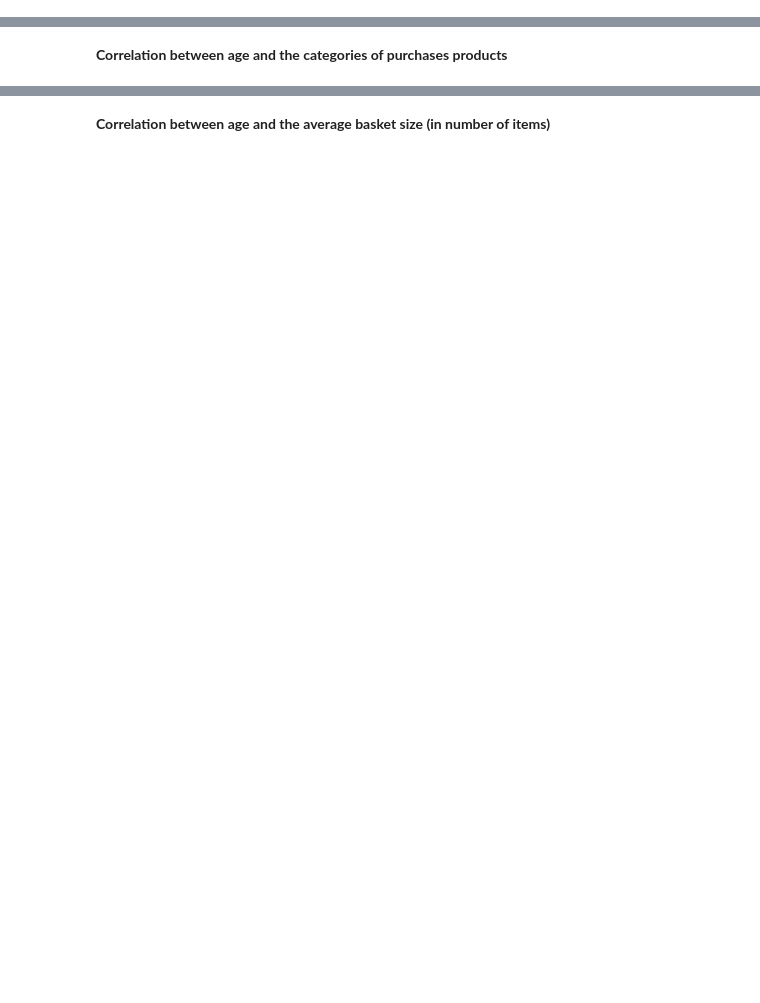
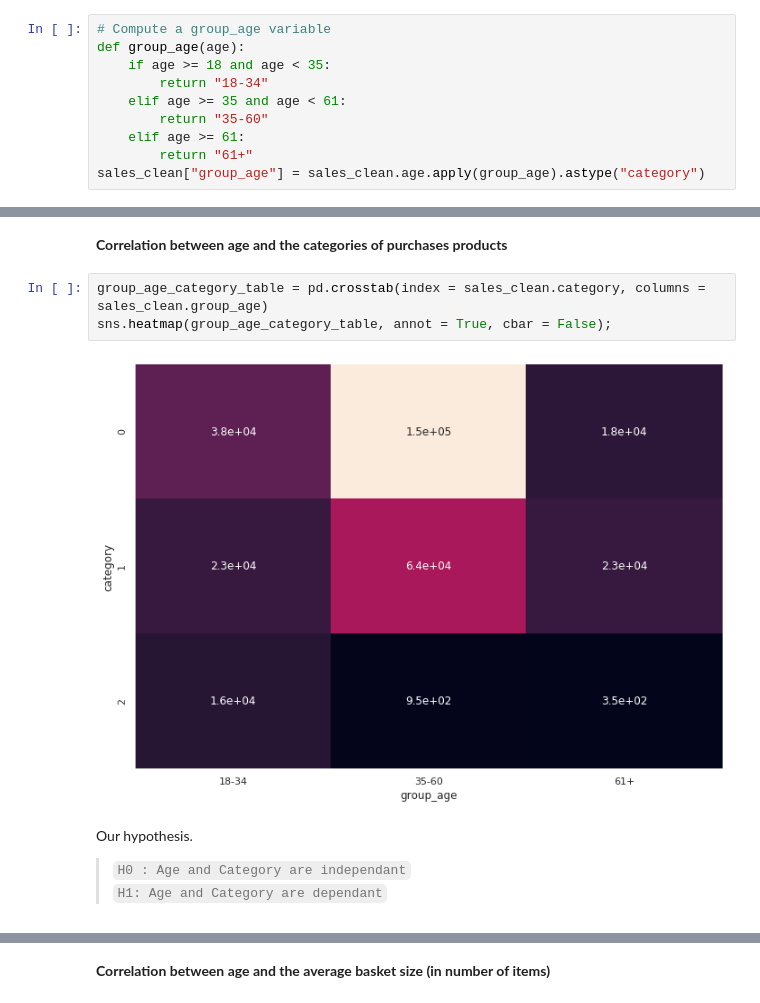
Before and after one commit to furawa/OC_data_analyst_projects, a Jupyter notebook: 02_analyze_company_sales/analyze_company_sales.ipynb, the cells around one changed output, grey strips where cells are left out. Cells and saved outputs as stored; diff of their text form; blank space fills up the shorter version.

```diff
--- a/02_analyze_company_sales/analyze_company_sales.ipynb
+++ b/02_analyze_company_sales/analyze_company_sales.ipynb
@@ -821,0 +817,10 @@ sns.relplot("age", "id_prod", data = g, kind = "scatter", col = "day")
+# %%
+# Compute a group_age variable
+def group_age(age):
+    if age >= 18 and age < 35:
+        return "18-34"
+    elif age >= 35 and age < 61:
+        return "35-60"
+    elif age >= 61:
+        return "61+"
+sales_clean["group_age"] = sales_clean.age.apply(group_age).astype("category")
@@ -822,2 +844,11 @@ sns.relplot("age", "id_prod", data = g, kind = "scatter", col = "day")
 # %% [markdown]
 **Correlation between age and the categories of purchases products**
+# %%
+group_age_category_table = pd.crosstab(index = sales_clean.category, columns = sales_clean.group_age)
+sns.heatmap(group_age_category_table, annot = True, cbar = False);
+# %% [output]
+[figure, added]
+# %% [markdown]
+Our hypothesis.
+>   `H0 : Age and Category are independant`
+    `H1: Age and Category are dependant`
```
Also changed, not shown: parts of 5 cells of this notebook.
